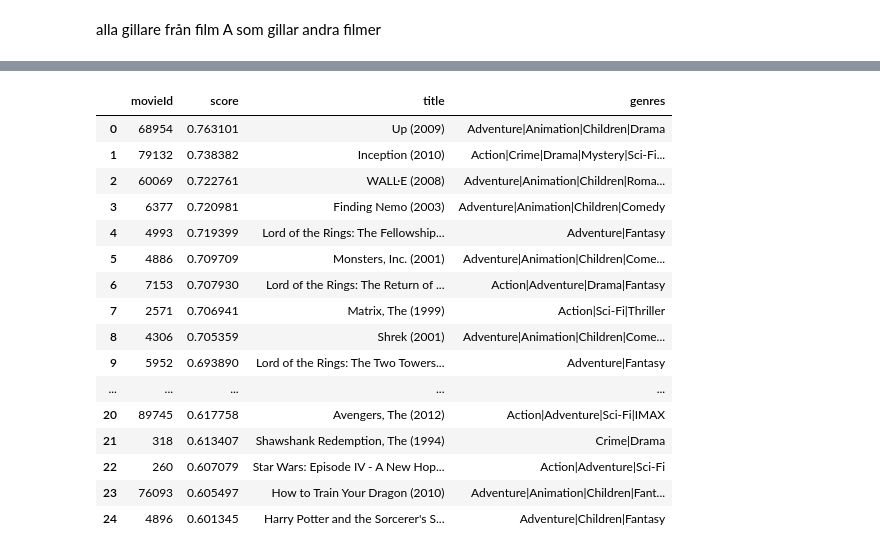
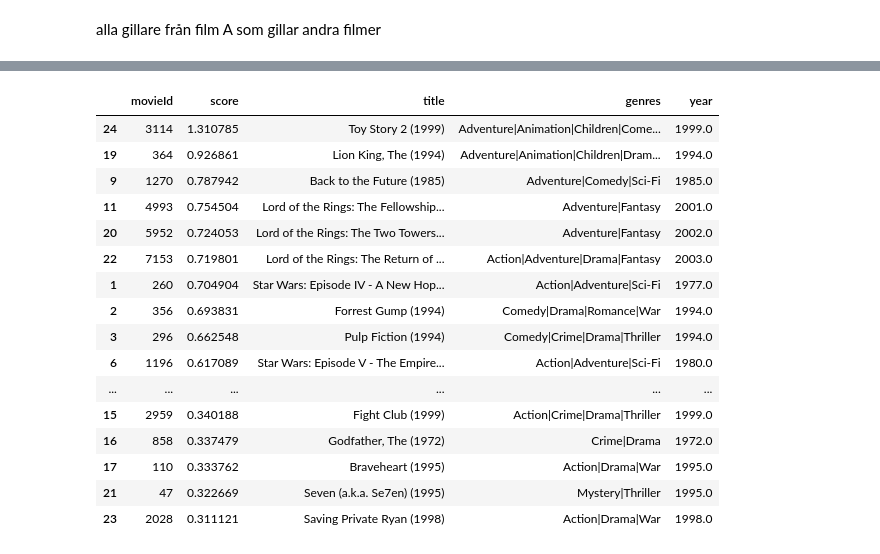
Before and after one commit to zebastian1996/ML, a Jupyter notebook: labb_IMDB/labb.ipynb, the cells around one changed output, grey strips where cells are left out. Cells and saved outputs as stored; diff of their text form; code cells hidden in the pictures.

```diff
--- a/labb_IMDB/labb.ipynb
+++ b/labb_IMDB/labb.ipynb
@@ -13,8 +8,10 @@ rating_data = pd.read_csv(rating_path)
 # %%
 #film_A = 1
-#film_A = 191483 # The Nun (2018)
-film_A = 106696 # frozen (2013)
+#film_A = 191483 # The Nun (2018)    2179136
+#film_A = 106696 # frozen (2013)
 #film_A = 85788 # insidios (2010)
+#film_A = 114662 # american sniper
+film_A =  1 #toy story
 # %% [markdown]
 här sätter folk betyget och vi sorterar att dom måste minst gett en 4a för att få vara en offentlig röst
 # %%
@@ -31,8 +28,13 @@ alla gillare från film A som gillar andra filmer
 # %%
 rekommend = rating_data[
     (rating_data["userId"].isin(users_A))&
-    (rating_data["movieId"] != film_A)
+    (rating_data["movieId"] != film_A)&
+    (rating_data["rating"] >= 4)
             ].groupby("movieId").size()
+
+rating_count = rating_data.groupby("movieId").size()
+
+rekommend = rekommend[rating_count >= 150]
 # %%
 score = rekommend / len(users_A)
 # %%
@@ -283,11 +138,0 @@ A
-# %%
-A = movie_data[movie_data["movieId"] == film_A]["genres"].iloc[0].split("|")
-
-for idx, genres in enumerate(top["genres"]):
-
-    genre_list = genres.split("|")
-
-    for g in genre_list:
-        if g in A:
-            print(top["title"].iloc[idx])
-            top["score"].iloc[idx] += 0.5
@@ -357,0 +155,17 @@ top.sort_values("score", ascending=False)
+# %%
+A = movie_data[movie_data["movieId"] == film_A]["genres"].iloc[0].split("|")
+
+for i, genres in enumerate(top["genres"]):
+
+    genre_list = genres.split("|")
+
+    matches = 0
+
+    for g in genre_list:
+        if g in A:
+            matches += 1
+
+    if matches > 0:
+        similarity = matches / len(A)
+        print(top["title"].iloc[i])
+        top.loc[i, "score"] += similarity
@@ -358,20 +187,20 @@ top.sort_values("score", ascending=False)
 # %%
-top15.sort_values("score",ascending=False)
+top.sort_values("score",ascending=False)
 # %% [output]
-|  | movieId | score | title | genres |
-| 0 | 68954 | 0.763101 | Up (2009) | Adventure|Animation|Children|Drama |
-| 1 | 79132 | 0.738382 | Inception (2010) | Action|Crime|Drama|Mystery|Sci-Fi... |
-| 2 | 60069 | 0.722761 | WALL·E (2008) | Adventure|Animation|Children|Roma... |
-| 3 | 6377 | 0.720981 | Finding Nemo (2003) | Adventure|Animation|Children|Comedy |
-| 4 | 4993 | 0.719399 | Lord of the Rings: The Fellowship... | Adventure|Fantasy |
-| 5 | 4886 | 0.709709 | Monsters, Inc. (2001) | Adventure|Animation|Children|Come... |
-| 6 | 7153 | 0.707930 | Lord of the Rings: The Return of ... | Action|Adventure|Drama|Fantasy |
-| 7 | 2571 | 0.706941 | Matrix, The (1999) | Action|Sci-Fi|Thriller |
-| 8 | 4306 | 0.705359 | Shrek (2001) | Adventure|Animation|Children|Come... |
-| 9 | 5952 | 0.693890 | Lord of the Rings: The Two Towers... | Adventure|Fantasy |
-| ... | ... | ... | ... | ... |
-| 20 | 89745 | 0.617758 | Avengers, The (2012) | Action|Adventure|Sci-Fi|IMAX |
-| 21 | 318 | 0.613407 | Shawshank Redemption, The (1994) | Crime|Drama |
-| 22 | 260 | 0.607079 | Star Wars: Episode IV - A New Hop... | Action|Adventure|Sci-Fi |
-| 23 | 76093 | 0.605497 | How to Train Your Dragon (2010) | Adventure|Animation|Children|Fant... |
-| 24 | 4896 | 0.601345 | Harry Potter and the Sorcerer's S... | Adventure|Children|Fantasy |
+|  | movieId | score | title | genres | year |
+| 24 | 3114 | 1.310785 | Toy Story 2 (1999) | Adventure|Animation|Children|Come... | 1999.0 |
+| 19 | 364 | 0.926861 | Lion King, The (1994) | Adventure|Animation|Children|Dram... | 1994.0 |
+| 9 | 1270 | 0.787942 | Back to the Future (1985) | Adventure|Comedy|Sci-Fi | 1985.0 |
+| 11 | 4993 | 0.754504 | Lord of the Rings: The Fellowship... | Adventure|Fantasy | 2001.0 |
+| 20 | 5952 | 0.724053 | Lord of the Rings: The Two Towers... | Adventure|Fantasy | 2002.0 |
+| 22 | 7153 | 0.719801 | Lord of the Rings: The Return of ... | Action|Adventure|Drama|Fantasy | 2003.0 |
+| 1 | 260 | 0.704904 | Star Wars: Episode IV - A New Hop... | Action|Adventure|Sci-Fi | 1977.0 |
+| 2 | 356 | 0.693831 | Forrest Gump (1994) | Comedy|Drama|Romance|War | 1994.0 |
+| 3 | 296 | 0.662548 | Pulp Fiction (1994) | Comedy|Crime|Drama|Thriller | 1994.0 |
+| 6 | 1196 | 0.617089 | Star Wars: Episode V - The Empire... | Action|Adventure|Sci-Fi | 1980.0 |
+| ... | ... | ... | ... | ... | ... |
+| 15 | 2959 | 0.340188 | Fight Club (1999) | Action|Crime|Drama|Thriller | 1999.0 |
+| 16 | 858 | 0.337479 | Godfather, The (1972) | Crime|Drama | 1972.0 |
+| 17 | 110 | 0.333762 | Braveheart (1995) | Action|Drama|War | 1995.0 |
+| 21 | 47 | 0.322669 | Seven (a.k.a. Se7en) (1995) | Mystery|Thriller | 1995.0 |
+| 23 | 2028 | 0.311121 | Saving Private Ryan (1998) | Action|Drama|War | 1998.0 |
```
Also changed, not shown: parts of 26 cells of this notebook.
